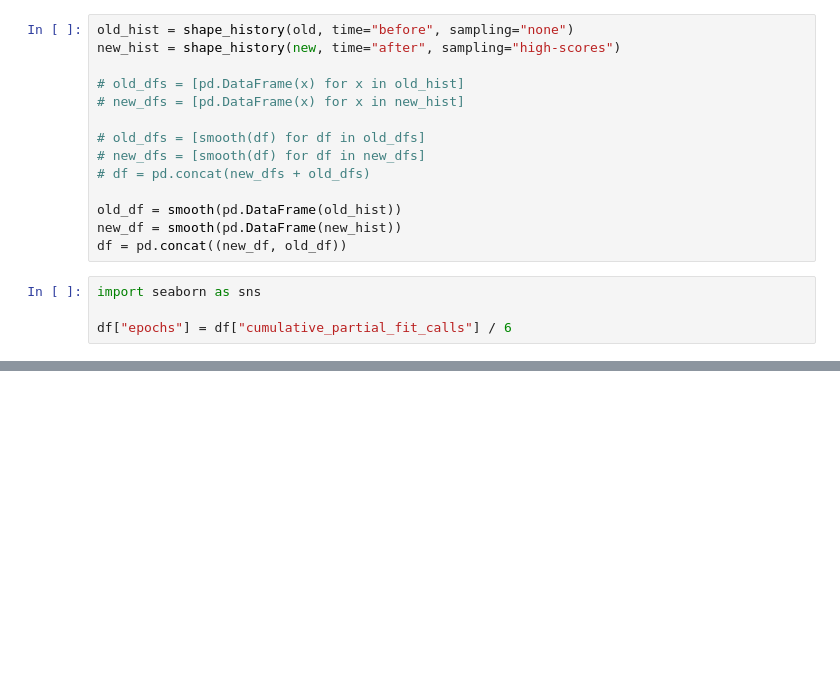
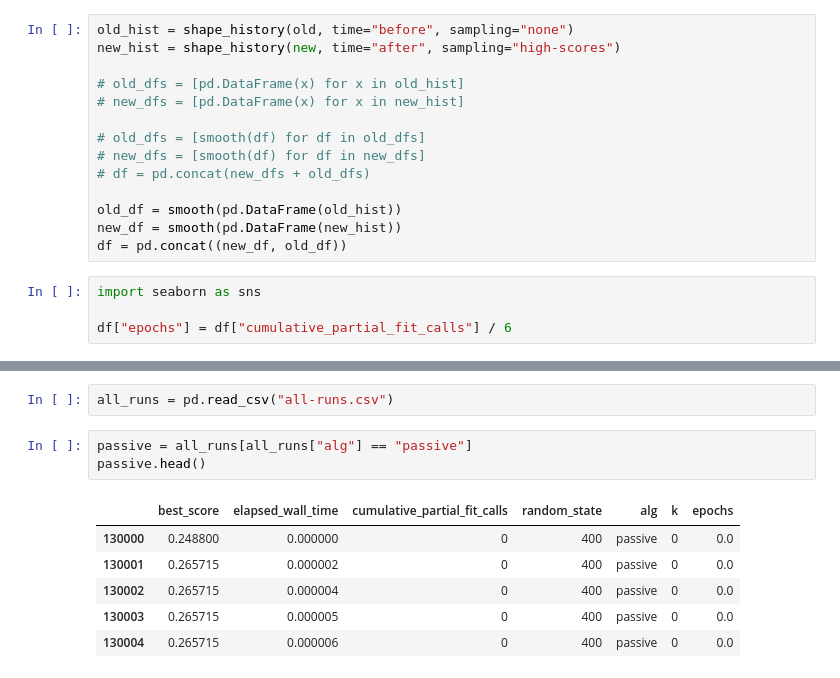
Before and after one commit to stsievert/dask-hyperband-comparison, a Jupyter notebook: synthetic/Prioritize-models-by-score-viz.ipynb, the cells around one changed output, grey strips where cells are left out. Saved outputs shown, nothing was run; the diff lists cells and outputs as text; blank space fills up the shorter version.

```diff
--- a/synthetic/Prioritize-models-by-score-viz.ipynb
+++ b/synthetic/Prioritize-models-by-score-viz.ipynb
@@ -141,0 +145,12 @@ df[df.sampling == "high-scores"].best_score.iloc[-1]
+# %%
+all_runs = pd.read_csv("all-runs.csv")
+# %%
+passive = all_runs[all_runs["alg"] == "passive"]
+passive.head()
+# %% [output]
+|  | best_score | elapsed_wall_time | cumulative_partial_fit_calls | random_state | alg | k | epochs |
+| 130000 | 0.248800 | 0.000000 | 0 | 400 | passive | 0 | 0.0 |
+| 130001 | 0.265715 | 0.000002 | 0 | 400 | passive | 0 | 0.0 |
+| 130002 | 0.265715 | 0.000004 | 0 | 400 | passive | 0 | 0.0 |
+| 130003 | 0.265715 | 0.000005 | 0 | 400 | passive | 0 | 0.0 |
+| 130004 | 0.265715 | 0.000006 | 0 | 400 | passive | 0 | 0.0 |
```
Also changed, not shown: parts of 9 cells of this notebook, 17 other files.
